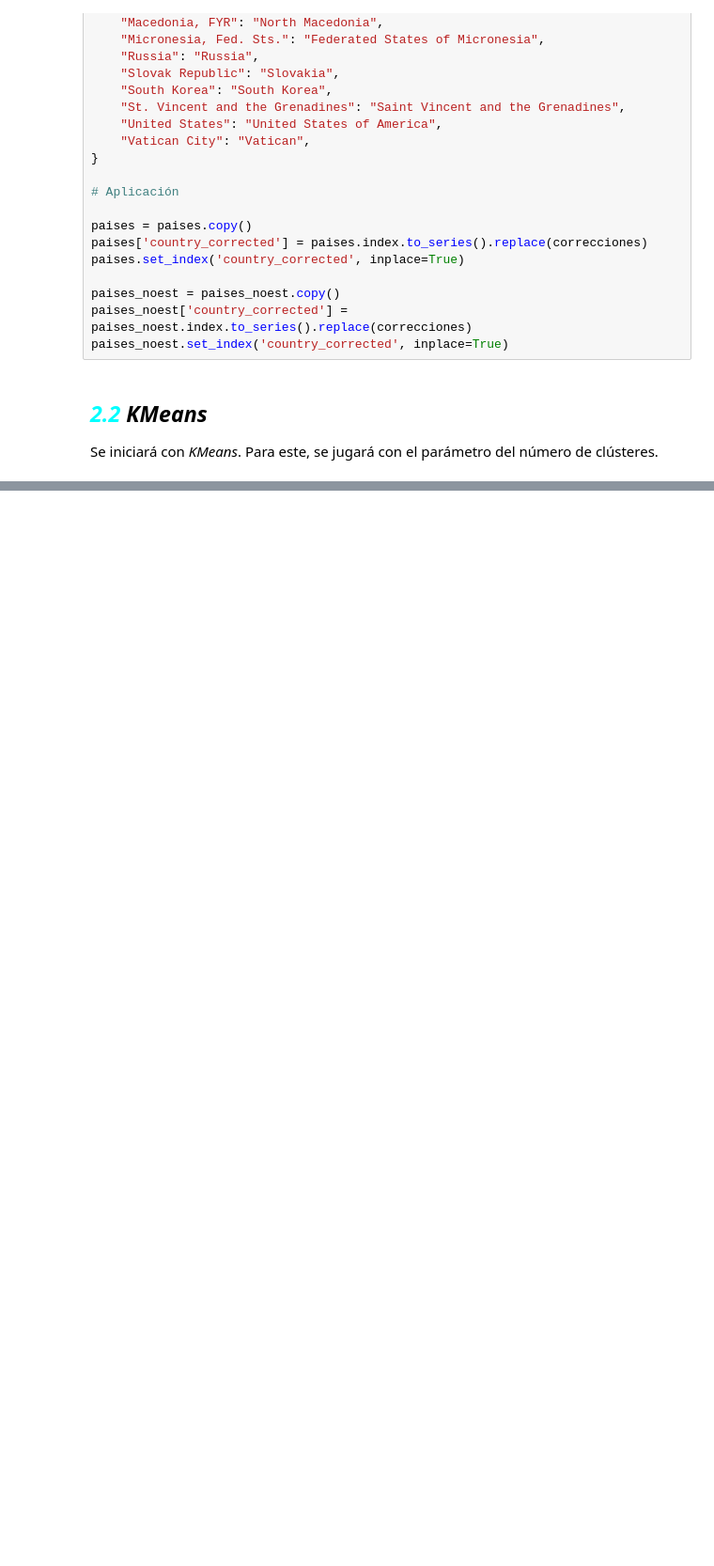
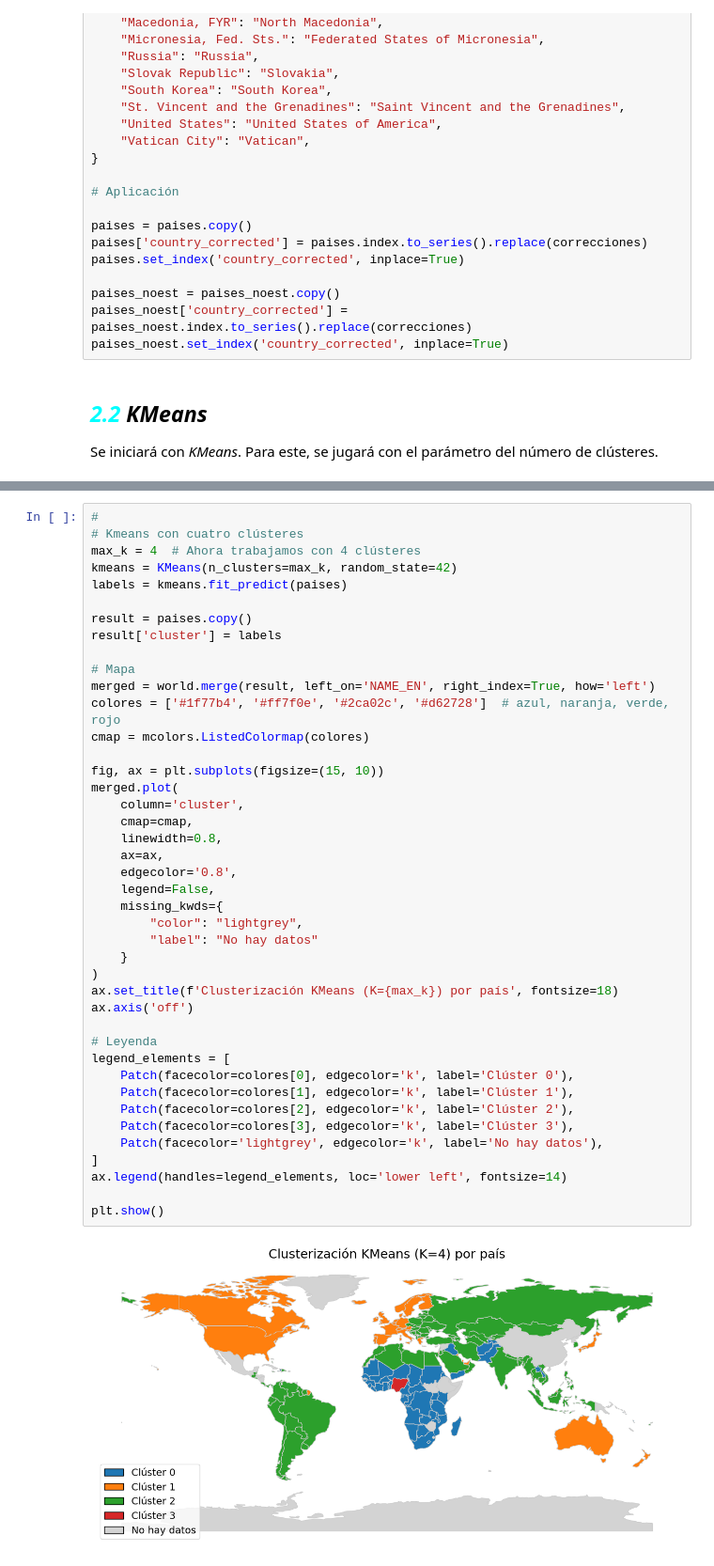
Before and after one commit to scuartasr/aprendmaq_entregable_3, a Jupyter notebook: Cuadernos/02_clusterizacion.ipynb, the cells around one changed output, grey strips where cells are left out. Shown at 94% size. Cells and saved outputs as stored; diff of their text form; blank space fills up the shorter version.

```diff
--- a/Cuadernos/02_clusterizacion.ipynb
+++ b/Cuadernos/02_clusterizacion.ipynb
@@ -224,0 +243,44 @@ plt.show()
+# %%
+#
+# Kmeans con cuatro clústeres
+max_k = 4  # Ahora trabajamos con 4 clústeres
+kmeans = KMeans(n_clusters=max_k, random_state=42)
+labels = kmeans.fit_predict(paises)
+
+result = paises.copy()
+result['cluster'] = labels
+
+# Mapa
+merged = world.merge(result, left_on='NAME_EN', right_index=True, how='left')
+colores = ['#1f77b4', '#ff7f0e', '#2ca02c', '#d62728']  # azul, naranja, verde, rojo
+cmap = mcolors.ListedColormap(colores)
+
+fig, ax = plt.subplots(figsize=(15, 10))
+merged.plot(
+    column='cluster',
+    cmap=cmap,
+    linewidth=0.8,
+    ax=ax,
+    edgecolor='0.8',
+    legend=False,
+    missing_kwds={
+        "color": "lightgrey",
+        "label": "No hay datos"
+    }
+)
+ax.set_title(f'Clusterización KMeans (K={max_k}) por país', fontsize=18)
+ax.axis('off')
+
+# Leyenda
+legend_elements = [
+    Patch(facecolor=colores[0], edgecolor='k', label='Clúster 0'),
+    Patch(facecolor=colores[1], edgecolor='k', label='Clúster 1'),
+    Patch(facecolor=colores[2], edgecolor='k', label='Clúster 2'),
+    Patch(facecolor=colores[3], edgecolor='k', label='Clúster 3'),
+    Patch(facecolor='lightgrey', edgecolor='k', label='No hay datos'),
+]
+ax.legend(handles=legend_elements, loc='lower left', fontsize=14)
+
+plt.show()
+# %% [output]
+[figure, added]
```
Also changed, not shown: parts of 20 cells of this notebook.
